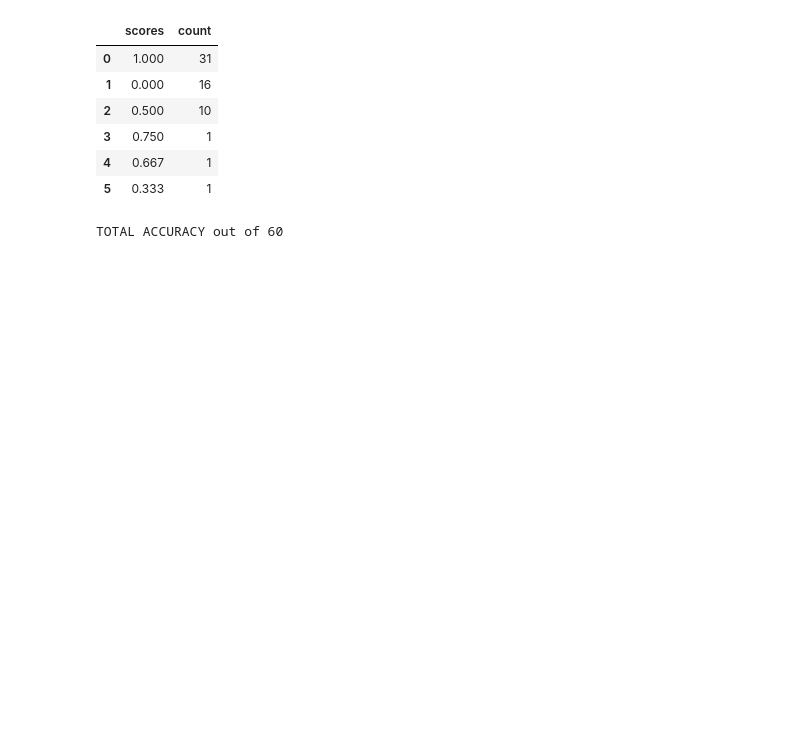
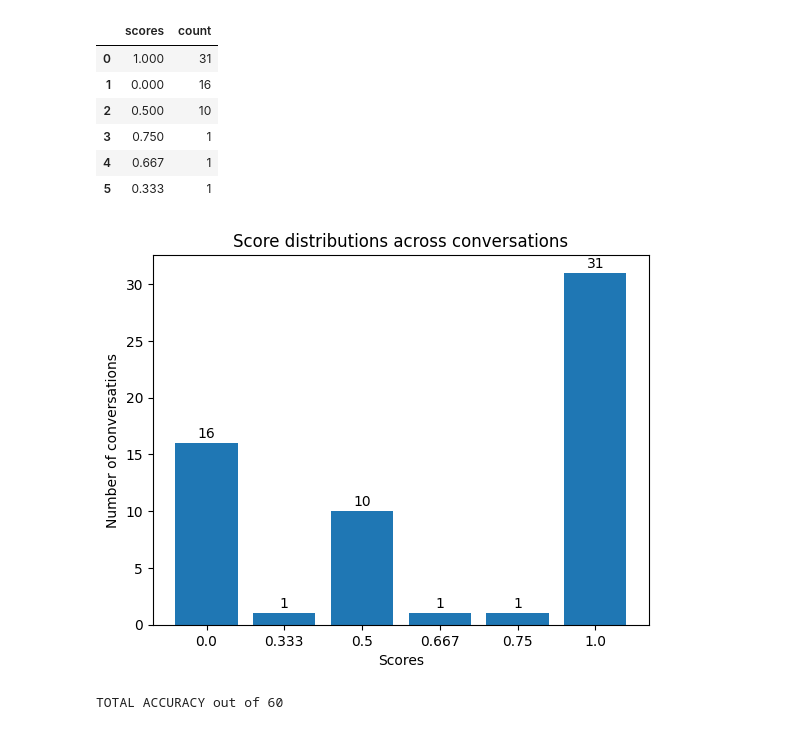
Before and after one commit to yizhenpong/SpeakSingapore, a Jupyter notebook: src/SpeakSingapore/test_and_results/results_analysis.ipynb, the cells around one changed output. Saved outputs shown, nothing was run; the diff lists cells and outputs as text; code cells hidden in the pictures; blank space fills up the shorter version.

```diff
--- a/src/SpeakSingapore/test_and_results/results_analysis.ipynb
+++ b/src/SpeakSingapore/test_and_results/results_analysis.ipynb
@@ -79,6 +186,6 @@ get_particle_counts('ground_truth', df)
 # %%
-distribution_table = df['scores'].value_counts().reset_index()
-distribution_table
+overall_score_distribution = df['scores'].value_counts().reset_index()
+overall_score_distribution
 # %% [output]
 |  | scores | count |
 | 0 | 1.000 | 31 |
@@ -87,5 +194,18 @@ distribution_table
 | 3 | 0.750 | 1 |
 | 4 | 0.667 | 1 |
 | 5 | 0.333 | 1 |
+# %%
+overall_score_distribution['scores'] = overall_score_distribution['scores'].apply(str)
+overall_score_distribution = overall_score_distribution.sort_values(by='scores')
+
+bars = plt.bar(overall_score_distribution['scores'], overall_score_distribution['count'])
+
+plt.xlabel('Scores')
+plt.ylabel('Number of conversations')
+plt.title('Score distributions across conversations')
+autolabel(bars)
+plt.show()
+# %% [output]
+[figure, added]
 # %%
 print(f"TOTAL ACCURACY out of {len(df)}")
```
Also changed, not shown: parts of 23 cells of this notebook, 1 other file.
